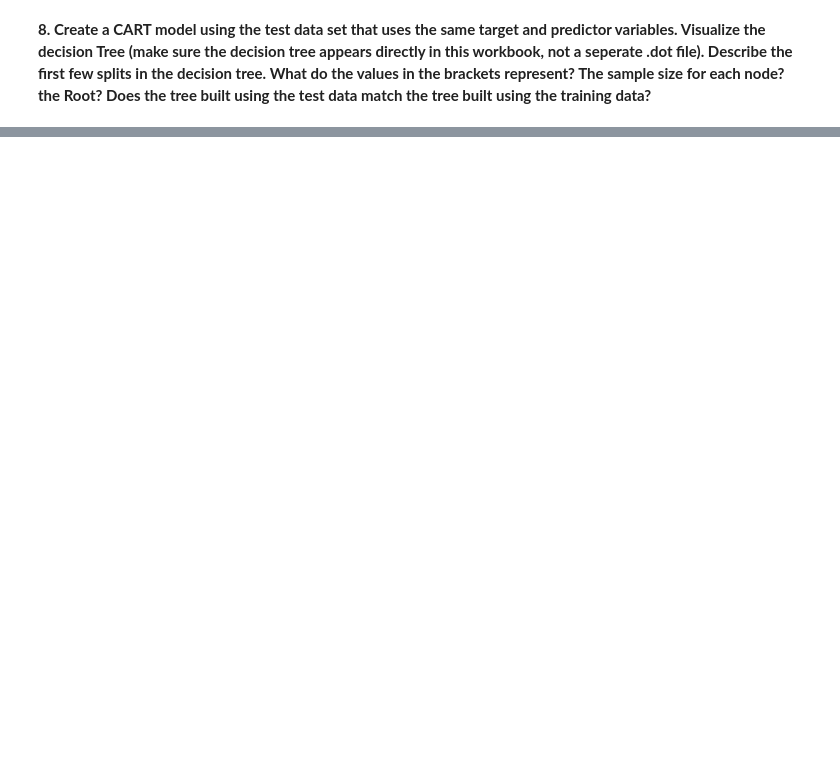
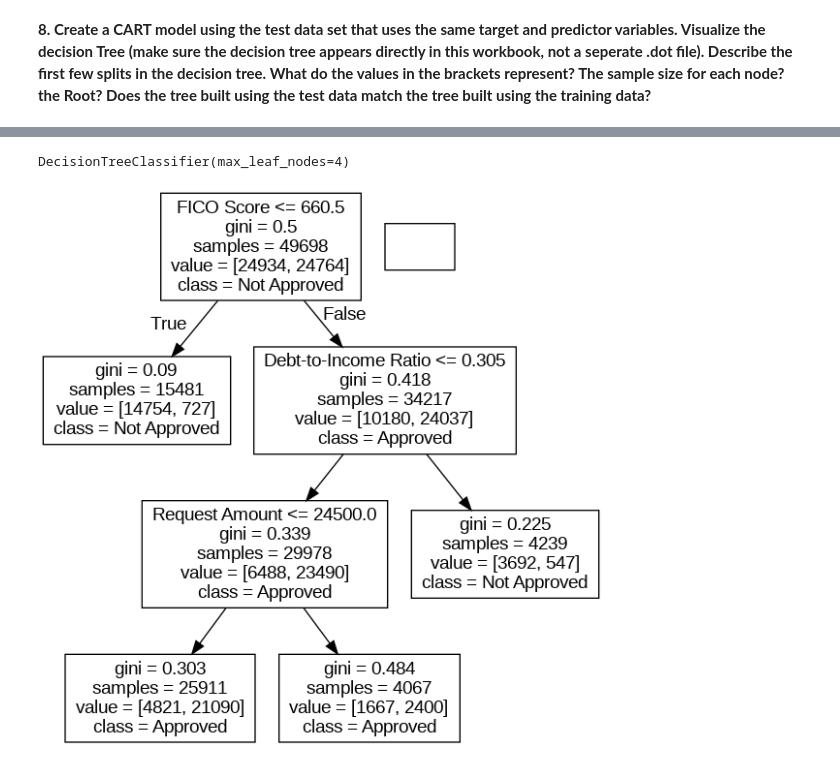
Before and after one commit to SalhRosas/Pepperdine, a Jupyter notebook: Rosas_Salvador_Homework1.ipynb, the cells around one changed output, grey strips where cells are left out. Saved outputs shown, nothing was run; the diff lists cells and outputs as text; code cells hidden in the pictures; blank space fills up the shorter version.

```diff
--- a/Rosas_Salvador_Homework1.ipynb
+++ b/Rosas_Salvador_Homework1.ipynb
@@ -297,0 +334,6 @@ Provide sentence(s) explaining your solution
+# %%
+y_8= loan_test[['Approval']]
+y_8names = ["Not Approved","Approved"]
+# %%
+x_8 = loan_test.drop(columns= ['Approval'])
+x_8
@@ -297,0 +354,5 @@ Provide sentence(s) explaining your solution
+# %%
+dt = DecisionTreeClassifier(criterion= 'gini', max_leaf_nodes=4)
+dt.fit(x_8, y_8)
+# %% [output]
+DecisionTreeClassifier(max_leaf_nodes=4)
@@ -297,0 +370,7 @@ Provide sentence(s) explaining your solution
+# %%
+dot_data = StringIO()
+export_graphviz(dt, out_file = dot_data, feature_names= x_8.columns,class_names = y_8names)
+(graph, ) = graph_from_dot_data(dot_data.getvalue())
+Image(graph.create_png())
+# %% [output]
+[figure, added]
```
Also changed, not shown: parts of 36 cells of this notebook.
